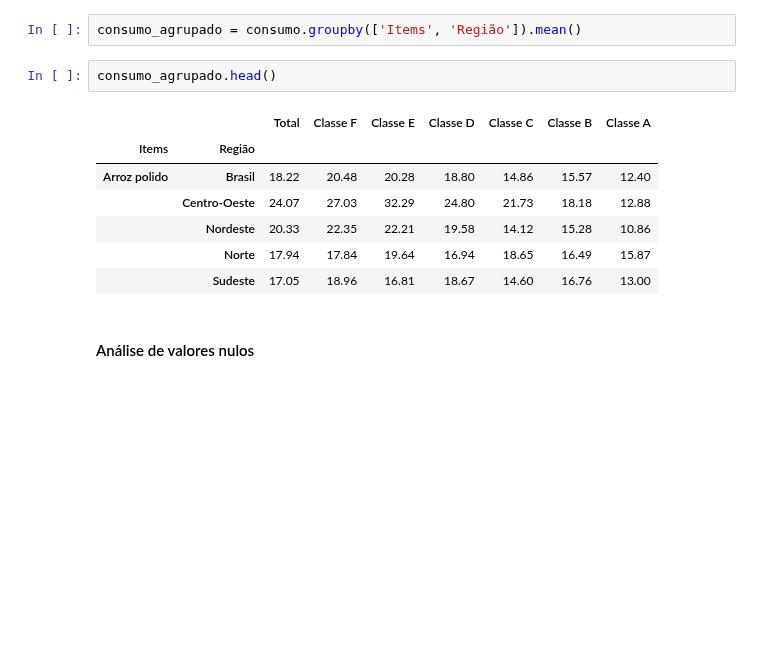
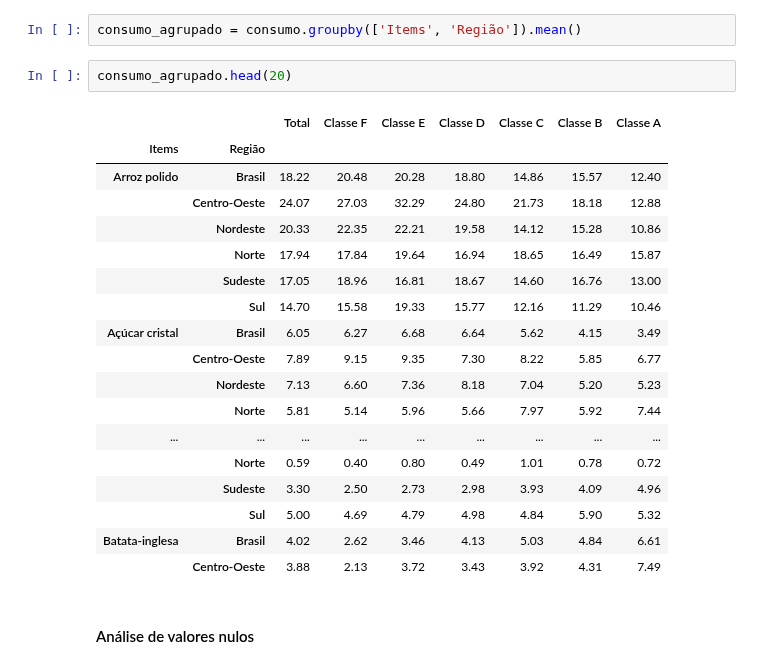
Before and after one commit to O-PY-THA-ON/dcc---fellowship-ci-ncia-de-dados, a Jupyter notebook: eda_dcc.ipynb, the cells around one changed output. Cells and saved outputs as stored; diff of their text form; blank space fills up the shorter version.

```diff
--- a/eda_dcc.ipynb
+++ b/eda_dcc.ipynb
@@ -140,15 +145,26 @@ Café moído
 # %%
 consumo_agrupado = consumo.groupby(['Items', 'Região']).mean()
 # %%
-consumo_agrupado.head()
+consumo_agrupado.head(20)
 # %% [output]
 |  |  | Total | Classe F | Classe E | Classe D | Classe C | Classe B | Classe A |
 | Items | Região |  |  |  |  |  |  |  |
 | Arroz polido | Brasil | 18.22 | 20.48 | 20.28 | 18.80 | 14.86 | 15.57 | 12.40 |
 |  | Centro-Oeste | 24.07 | 27.03 | 32.29 | 24.80 | 21.73 | 18.18 | 12.88 |
 |  | Nordeste | 20.33 | 22.35 | 22.21 | 19.58 | 14.12 | 15.28 | 10.86 |
 |  | Norte | 17.94 | 17.84 | 19.64 | 16.94 | 18.65 | 16.49 | 15.87 |
 |  | Sudeste | 17.05 | 18.96 | 16.81 | 18.67 | 14.60 | 16.76 | 13.00 |
+|  | Sul | 14.70 | 15.58 | 19.33 | 15.77 | 12.16 | 11.29 | 10.46 |
+| Açúcar cristal | Brasil | 6.05 | 6.27 | 6.68 | 6.64 | 5.62 | 4.15 | 3.49 |
+|  | Centro-Oeste | 7.89 | 9.15 | 9.35 | 7.30 | 8.22 | 5.85 | 6.77 |
+|  | Nordeste | 7.13 | 6.60 | 7.36 | 8.18 | 7.04 | 5.20 | 5.23 |
+|  | Norte | 5.81 | 5.14 | 5.96 | 5.66 | 7.97 | 5.92 | 7.44 |
+| ... | ... | ... | ... | ... | ... | ... | ... | ... |
+|  | Norte | 0.59 | 0.40 | 0.80 | 0.49 | 1.01 | 0.78 | 0.72 |
+|  | Sudeste | 3.30 | 2.50 | 2.73 | 2.98 | 3.93 | 4.09 | 4.96 |
+|  | Sul | 5.00 | 4.69 | 4.79 | 4.98 | 4.84 | 5.90 | 5.32 |
+| Batata-inglesa | Brasil | 4.02 | 2.62 | 3.46 | 4.13 | 5.03 | 4.84 | 6.61 |
+|  | Centro-Oeste | 3.88 | 2.13 | 3.72 | 3.43 | 3.92 | 4.31 | 7.49 |
 # %% [markdown]
 #### Análise de valores nulos
 # %%
```
Also changed, not shown: parts of 8 cells of this notebook.
